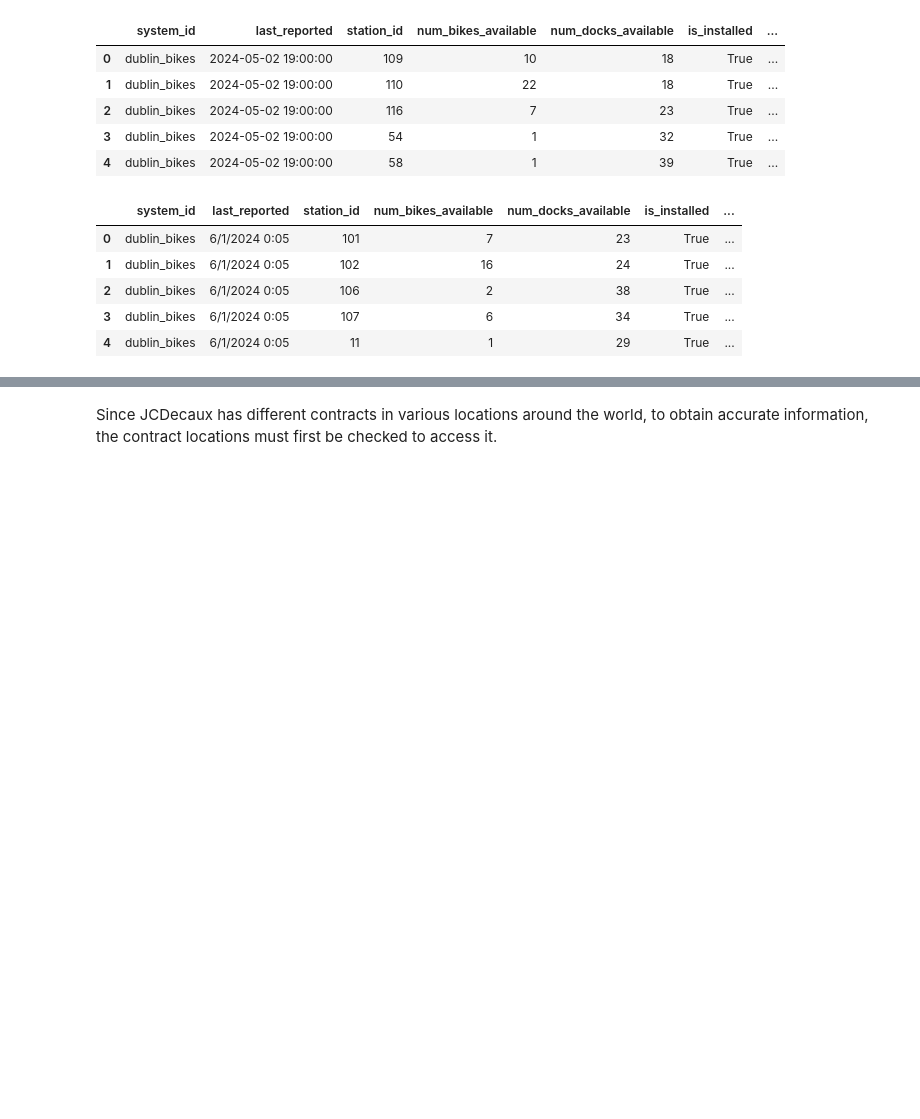
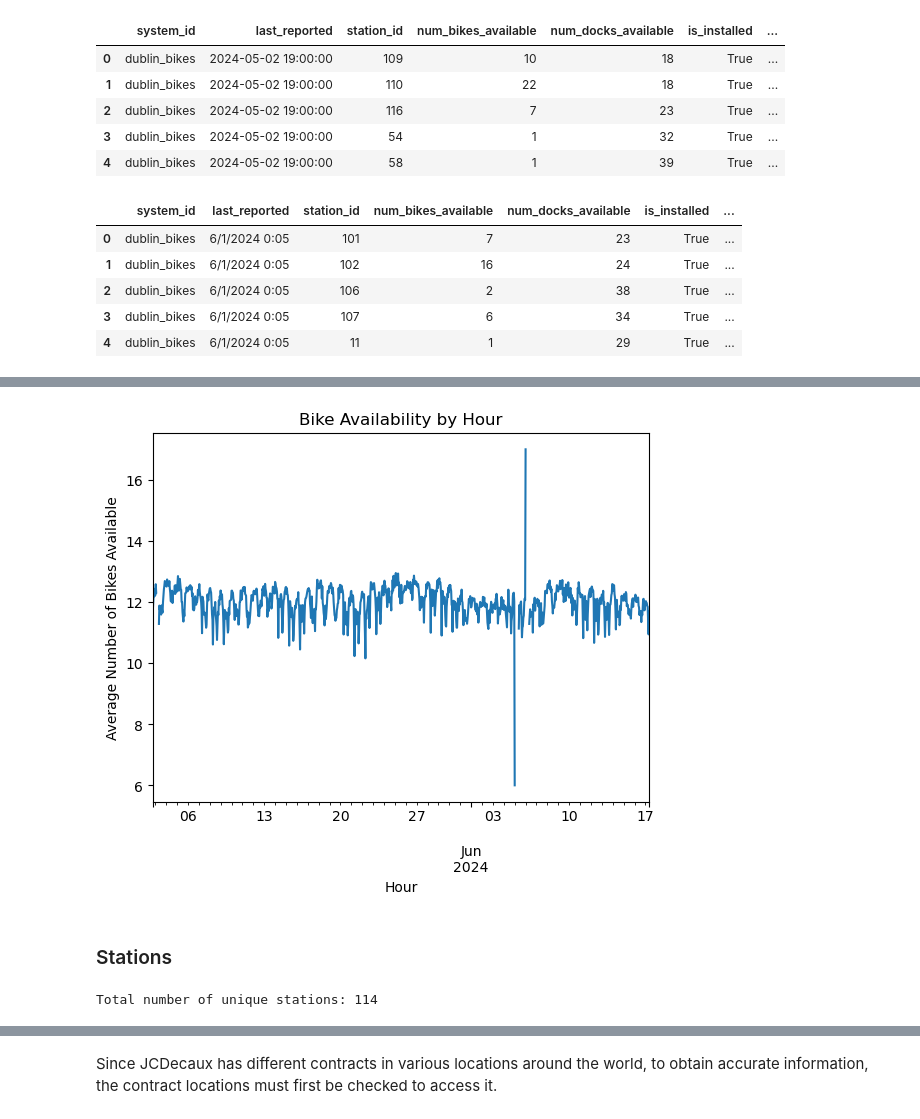
Before and after one commit to diagarmar29/Cycling-, a Jupyter notebook: Cycling .ipynb, the cells around one changed output, grey strips where cells are left out. Drawn from its saved outputs; the diff is of its cells as text; code cells hidden in the pictures; blank space fills up the shorter version.

```diff
--- a/Cycling .ipynb
+++ b/Cycling .ipynb
@@ -61,0 +230,18 @@ dublin2.head()
+# %%
+dublin3['datetime'] = pd.to_datetime(dublin3['date'].astype(str) + ' ' + dublin3['time'].astype(str))
+# %%
+dublin3.set_index('datetime')['num_bikes_available'].resample('H').mean().plot()
+plt.title('Bike Availability by Hour')
+plt.xlabel('Hour')
+plt.ylabel('Average Number of Bikes Available')
+plt.show()
+# %% [output]
+[figure, added]
+# %% [markdown]
+### Stations
+# %%
+# Number of stations
+num_stations = dublin3['station_id'].nunique()
+print(f"Total number of unique stations: {num_stations}")
+# %% [output]
+Total number of unique stations: 114
```
Also changed, not shown: parts of 52 cells of this notebook.
